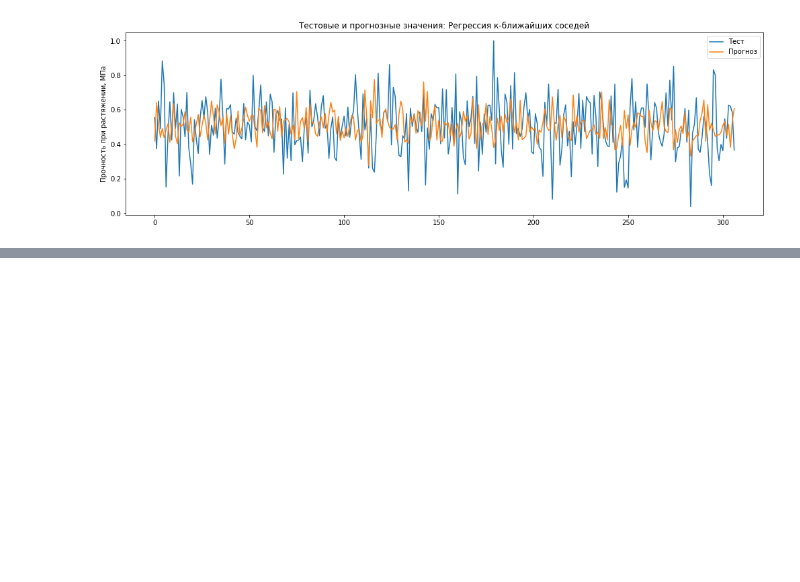
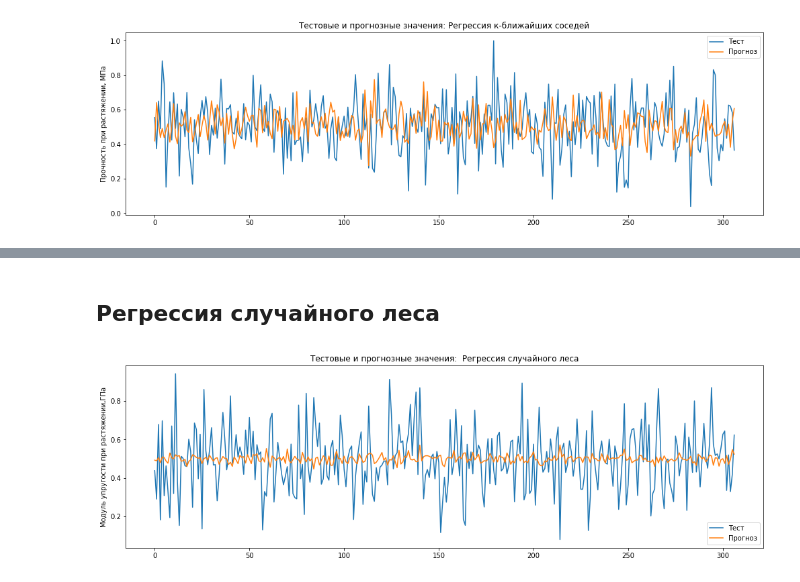
Before and after one commit to truhin-andrei/mgtu-project, a Jupyter notebook: compositeMaterials.ipynb, the cells around one changed output, grey strips where cells are left out. Cells and saved outputs as stored; diff of their text form; code cells hidden in the pictures; blank space fills up the shorter version.

Commit message:
add random forest regression

```diff
--- a/compositeMaterials.ipynb
+++ b/compositeMaterials.ipynb
@@ -277,2 +277,15 @@ errors_df
 | 0 | Модуль упругости при растяжении, ГПа | Регрессия к-ближайших соседей | 0.031056 | -0.220902 |
 | 1 | Прочность при растяжении, МПа | Регрессия к-ближайших соседей | 0.032229 | -0.261319 |
+# %% [markdown]
+## Регрессия случайного леса
+# %%
+rfr_TMoE = RandomForestRegressor(n_estimators = 30, max_depth = 3, random_state = 20)
+rfr_TMoE.fit(X_TMoE_train,  y_TMoE_train)
+rfr_TMoE_predicted = rfr_TMoE.predict(X_TMoE_test)
+
+MSE_TMoE2 = mean_squared_error(y_TMoE_test, rfr_TMoE_predicted)
+R2_TMoE2 = r2_score(y_TMoE_test, rfr_TMoE_predicted)
+
+actual_and_predicted_plot(y_TMoE_test.values, rfr_TMoE_predicted, 'Модуль упругости при растяжении,ГПа', ' Регрессия случайного леса')
+# %% [output]
+[figure, added]
```
Also changed, not shown: parts of 4 cells of this notebook.
